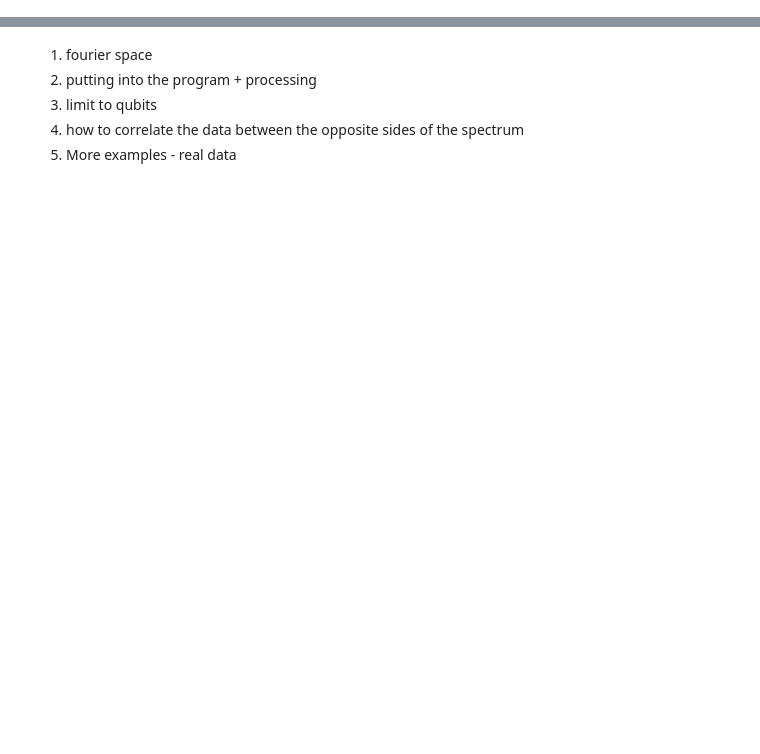
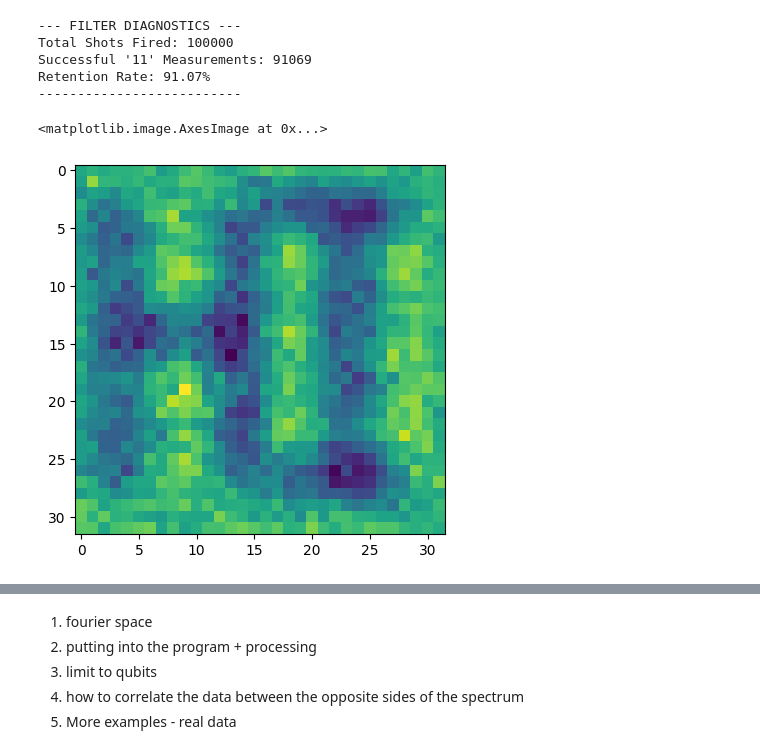
Before and after one commit to benz5460/QuantumRadio, a Jupyter notebook: QPIE_code.ipynb, the cells around one changed output, grey strips where cells are left out. Saved outputs shown, nothing was run; the diff lists cells and outputs as text; code cells hidden in the pictures; blank space fills up the shorter version.

```diff
--- a/QPIE_code.ipynb
+++ b/QPIE_code.ipynb
@@ -69,3 +150,19 @@ def measure_image(qc,shots = 2000):
+# %%
+qc,norm_arr = encode_image('HI_32.png', 10)
+qc = apply_gaussian_filter(qc, sigma=5)
+
+
+blurred_image_array = measure_image(qc, original_n_qubits=10, shots=100000)
+
+plt.imshow(blurred_image_array)
+# %% [output]
+--- FILTER DIAGNOSTICS ---
+Total Shots Fired: 100000
+Successful '11' Measurements: 91069
+Retention Rate: 91.07%
+--------------------------
+<matplotlib.image.AxesImage at 0x...>
+[figure, added]
 # %%
 def semi_classical_QFT(n,qc):
     qr = QuantumRegister(n, 'q')
```
Also changed, not shown: parts of 6 cells of this notebook, 2 other files.
